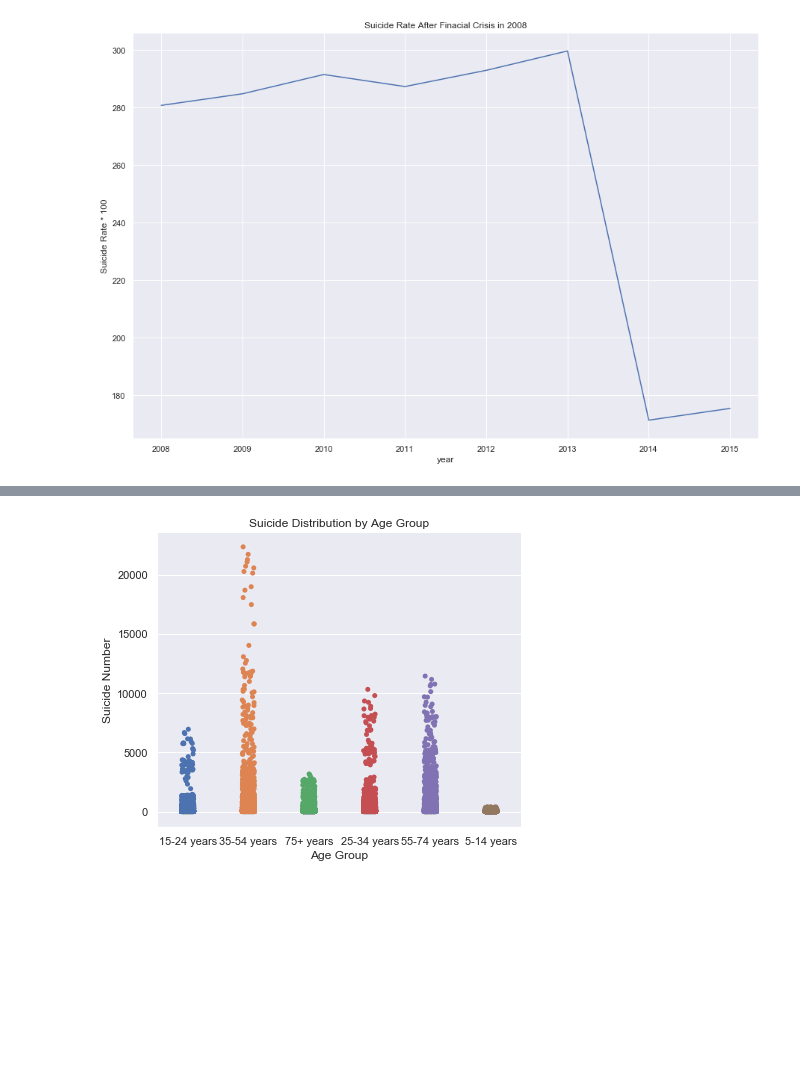
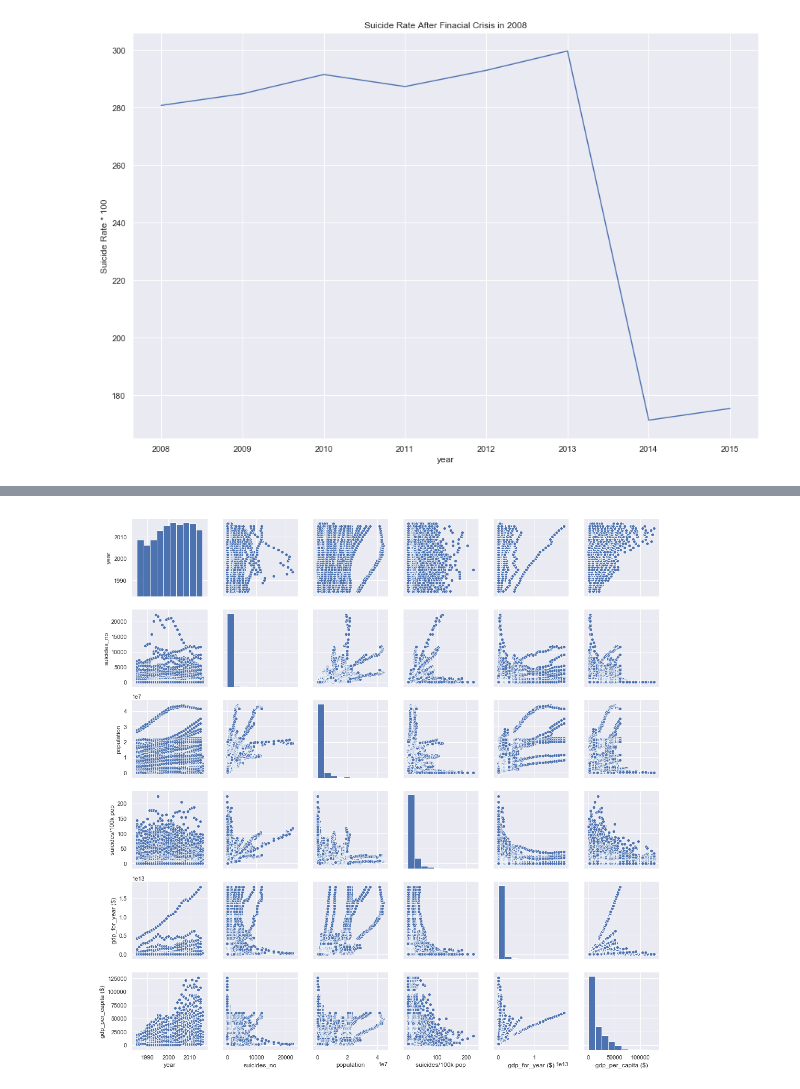
Before and after one commit to milkrong/suicide_rate_analysis, a Jupyter notebook: final_report.ipynb, the cells around one changed output, grey strips where cells are left out. Cells and saved outputs as stored; diff of their text form; code cells hidden in the pictures; blank space fills up the shorter version.

```diff
--- a/final_report.ipynb
+++ b/final_report.ipynb
@@ -157,11 +139,10 @@ ax.savefig("Variabels relationship")
-# %%
-ax=sns.catplot(x="age", y="suicides_no", data=suicide_info, height = 5, aspect=1.25,)
-ax.set(ylabel = "Suicide Number", xlabel = "Age Group")
-plt.title("Suicide Distribution by Age Group")
-plt.show()
-ax.savefig("Suicide Distribution by Age Group.jpg")
-# %% [output]
-[figure, removed]
+# %%
+suicide_info[' gdp_for_year ($) '] = suicide_info[' gdp_for_year ($) '].str.replace(',', '')
+suicide_info[' gdp_for_year ($) '] = suicide_info[' gdp_for_year ($) '].apply(pd.to_numeric)
+sns.pairplot(suicide_info)
+plt.show()
+# %% [output]
+[figure, added]
 # %%
 suicide_info.age = suicide_info.age.astype('category')
 x_labels = ['5-14 years', '15-24 years','25-34 years','35-54 years','55-74 years','75+ years']
```
Also changed, not shown: parts of 13 cells of this notebook.
